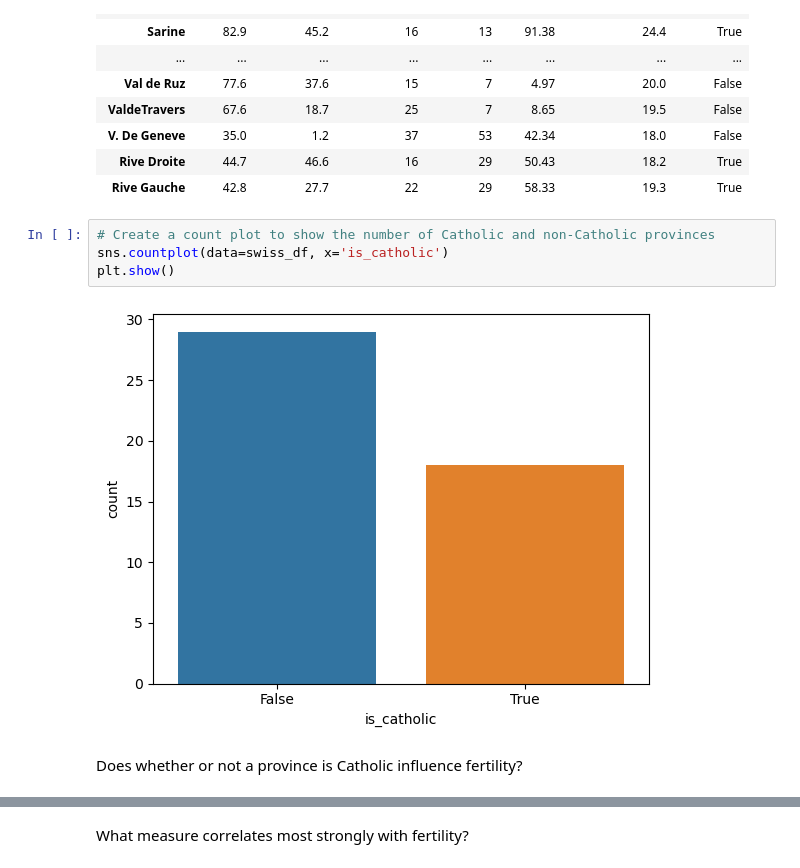
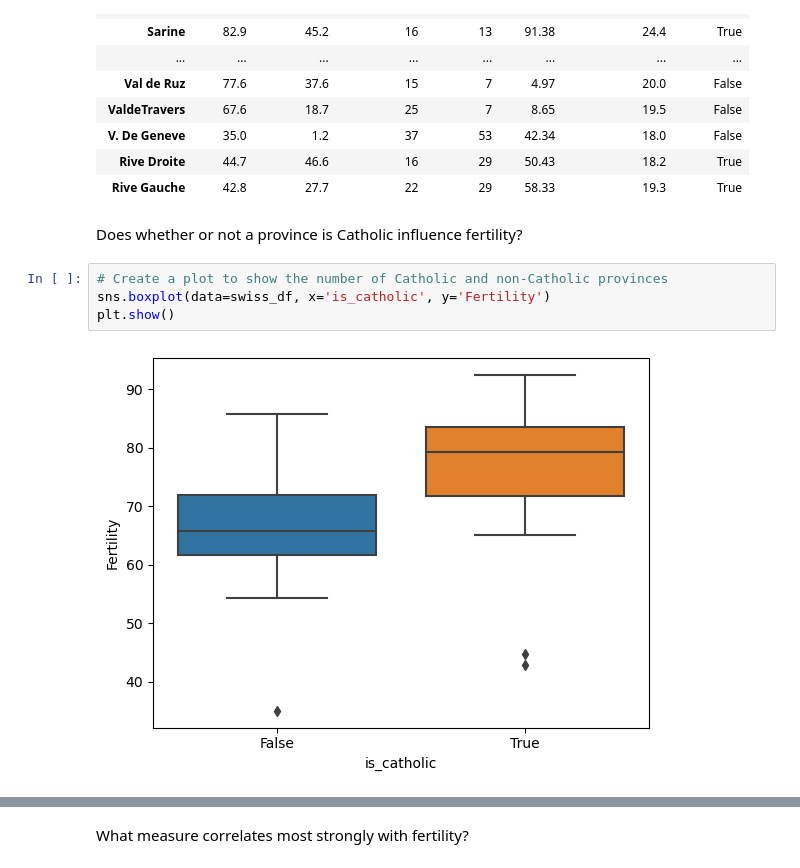
Before and after one commit to Andrew-Casey/numpy-pandas-visualization-exercises-, a Jupyter notebook: seaborn_exercises2.ipynb, the cells around one changed output, grey strips where cells are left out. Drawn from its saved outputs; the diff is of its cells as text.

```diff
--- a/seaborn_exercises2.ipynb
+++ b/seaborn_exercises2.ipynb
@@ -190,11 +243,11 @@ swiss_df
 | V. De Geneve | 35.0 | 1.2 | 37 | 53 | 42.34 | 18.0 | False |
 | Rive Droite | 44.7 | 46.6 | 16 | 29 | 50.43 | 18.2 | True |
 | Rive Gauche | 42.8 | 27.7 | 22 | 29 | 58.33 | 19.3 | True |
+# %% [markdown]
+Does whether or not a province is Catholic influence fertility?
 # %%
-# Create a count plot to show the number of Catholic and non-Catholic provinces
-sns.countplot(data=swiss_df, x='is_catholic')
+# Create a plot to show the number of Catholic and non-Catholic provinces
+sns.boxplot(data=swiss_df, x='is_catholic', y='Fertility')
 plt.show()
 # %% [output]
-[figure, old version]
+[figure, new version]
-# %% [markdown]
-Does whether or not a province is Catholic influence fertility?
```
Also changed, not shown: parts of 15 cells of this notebook.
